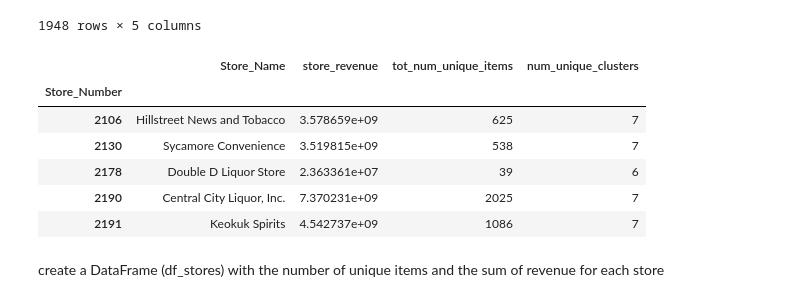
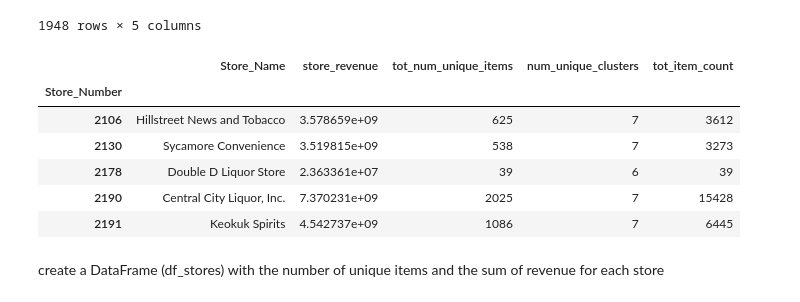
Before and after one commit to dgarbato/capstone, a Jupyter notebook: get store information on clusters.ipynb, the cells around one changed output. Saved outputs shown, nothing was run; the diff lists cells and outputs as text; code cells hidden in the pictures.

```diff
--- a/get store information on clusters.ipynb
+++ b/get store information on clusters.ipynb
@@ -628,18 +628,18 @@ store_trans_cluster.groupby(['Store_Number','Store_Name']).agg({'revenue':'sum',
 | 1947 | 9049 | TYCOGA Vineyard & Winery | 1.692720e+04 | 2 | 1 |
 1948 rows × 5 columns
 # %%
-stores_revenue = store_trans_cluster.groupby(['Store_Number','Store_Name']).agg({'revenue':'sum', 'Item_Number':'nunique','cluster_name':'nunique'}).reset_index()
-stores_revenue.rename({'revenue':'store_revenue','cluster_name':'num_unique_clusters','Item_Number':'tot_num_unique_items'} ,axis=1, inplace=True)
+stores_revenue = store_trans_cluster.groupby(['Store_Number','Store_Name']).agg({'revenue':'sum', 'Item_Number':'nunique','cluster_name':'nunique', 'Item_Description':'count'}).reset_index()
+stores_revenue.rename({'revenue':'store_revenue','cluster_name':'num_unique_clusters','Item_Number':'tot_num_unique_items', 'Item_Description':'tot_item_count'} ,axis=1, inplace=True)
 stores_revenue = stores_revenue.set_index('Store_Number')
 stores_revenue.head()
 # %% [output]
-|  | Store_Name | store_revenue | tot_num_unique_items | num_unique_clusters |
-| Store_Number |  |  |  |  |
-| 2106 | Hillstreet News and Tobacco | 3.578659e+09 | 625 | 7 |
-| 2130 | Sycamore Convenience | 3.519815e+09 | 538 | 7 |
-| 2178 | Double D Liquor Store | 2.363361e+07 | 39 | 6 |
-| 2190 | Central City Liquor, Inc. | 7.370231e+09 | 2025 | 7 |
-| 2191 | Keokuk Spirits | 4.542737e+09 | 1086 | 7 |
+|  | Store_Name | store_revenue | tot_num_unique_items | num_unique_clusters | tot_item_count |
+| Store_Number |  |  |  |  |  |
+| 2106 | Hillstreet News and Tobacco | 3.578659e+09 | 625 | 7 | 3612 |
+| 2130 | Sycamore Convenience | 3.519815e+09 | 538 | 7 | 3273 |
+| 2178 | Double D Liquor Store | 2.363361e+07 | 39 | 6 | 39 |
+| 2190 | Central City Liquor, Inc. | 7.370231e+09 | 2025 | 7 | 15428 |
+| 2191 | Keokuk Spirits | 4.542737e+09 | 1086 | 7 | 6445 |
 # %% [markdown]
 create a DataFrame (df_stores) with the number of unique items  and the sum of revenue for each store
 # %%
```
Also changed, not shown: parts of 42 cells of this notebook, 8 other files.
